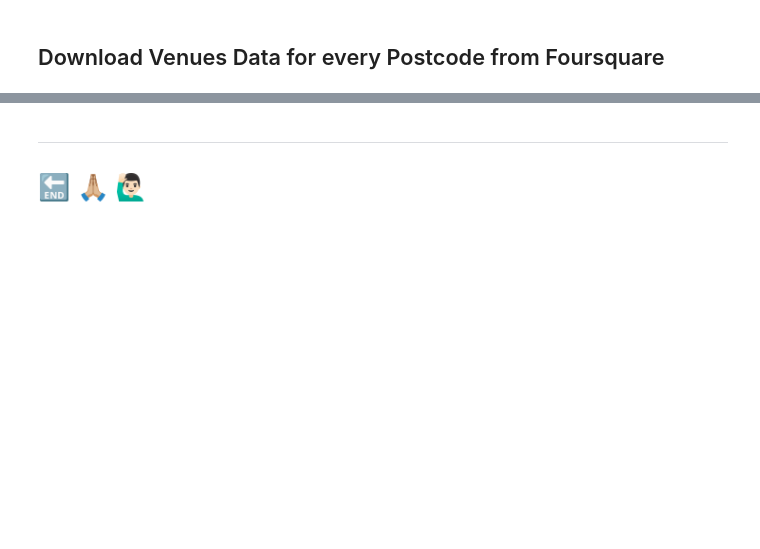
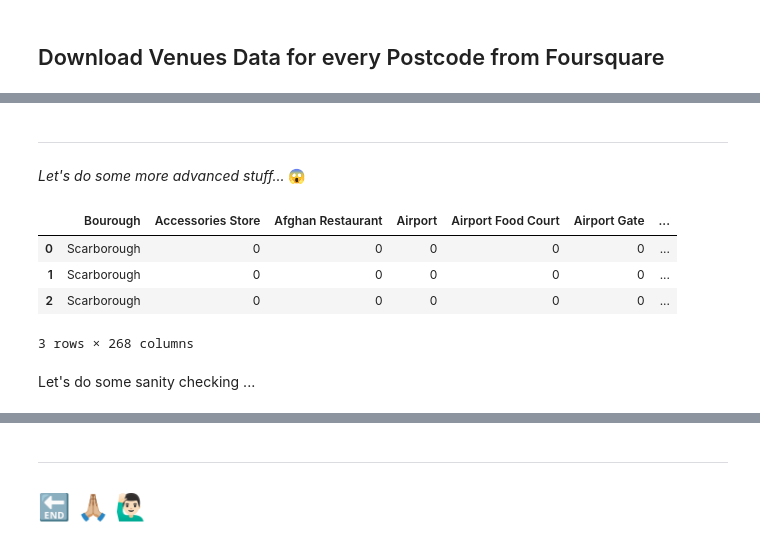
Before and after one commit to dirkkalmbach/IBM-Data-Science-Professional-Certificate, a Jupyter notebook: Capstone-Project.ipynb, the cells around one changed output, grey strips where cells are left out. Drawn from its saved outputs; the diff is of its cells as text; code cells hidden in the pictures; blank space fills up the shorter version.

```diff
--- a/Capstone-Project.ipynb
+++ b/Capstone-Project.ipynb
@@ -273,0 +319,23 @@ Lets go ...
+# %% [markdown]
+---
+_Let's do some more advanced stuff..._ 😱
+# %%
+# one hot encoding
+dx_onehot = pd.get_dummies(dx[['Venue Category']], prefix="", prefix_sep="")
+
+# add neighborhood column back to dataframe
+dx_onehot['Bourough'] = dx['Bourough']
+
+# move neighborhood column to the first column
+fixed_columns = [dx_onehot.columns[-1]] + list(dx_onehot.columns[:-1])
+dx_onehot = dx_onehot[fixed_columns]
+
+dx_onehot.head(3)
+# %% [output]
+|  | Bourough | Accessories Store | Afghan Restaurant | Airport | Airport Food Court | Airport Gate | ... |
+| 0 | Scarborough | 0 | 0 | 0 | 0 | 0 | ... |
+| 1 | Scarborough | 0 | 0 | 0 | 0 | 0 | ... |
+| 2 | Scarborough | 0 | 0 | 0 | 0 | 0 | ... |
+3 rows × 268 columns
+# %% [markdown]
+Let's do some sanity checking ...
```
Also changed, not shown: parts of 31 cells of this notebook.
